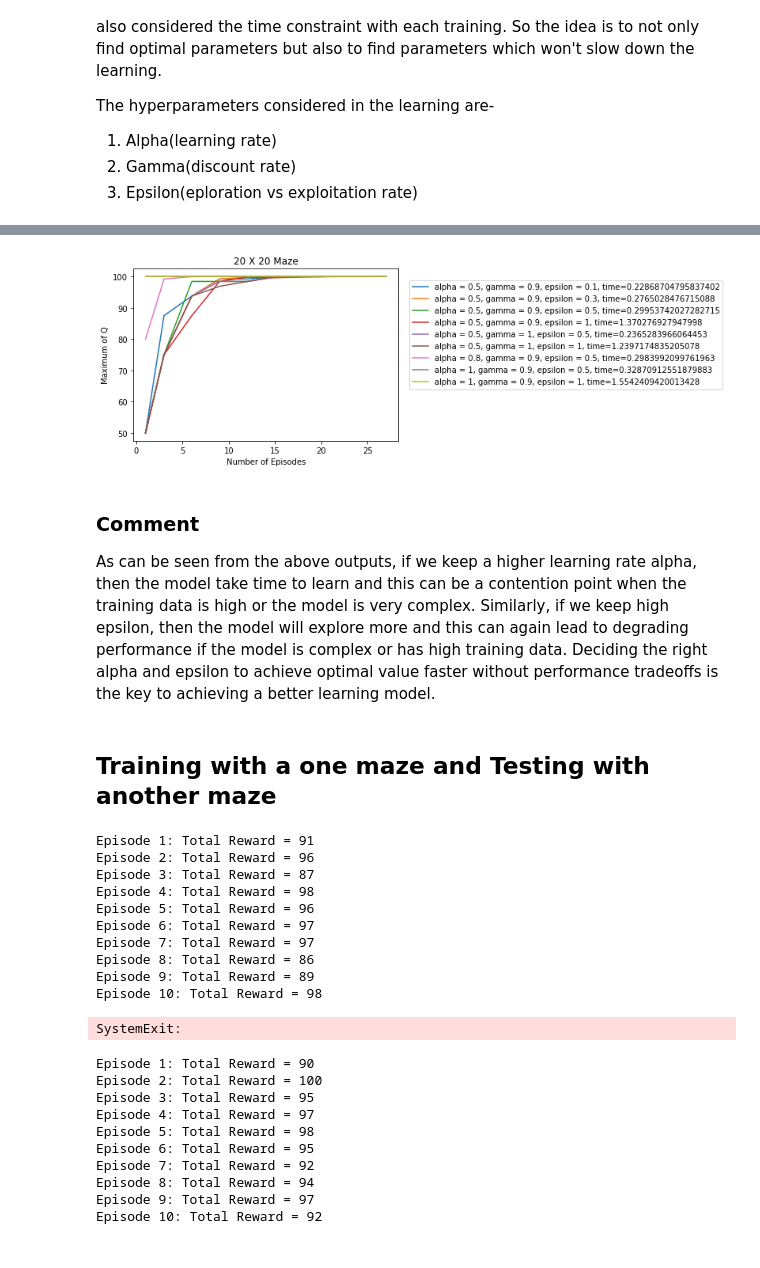
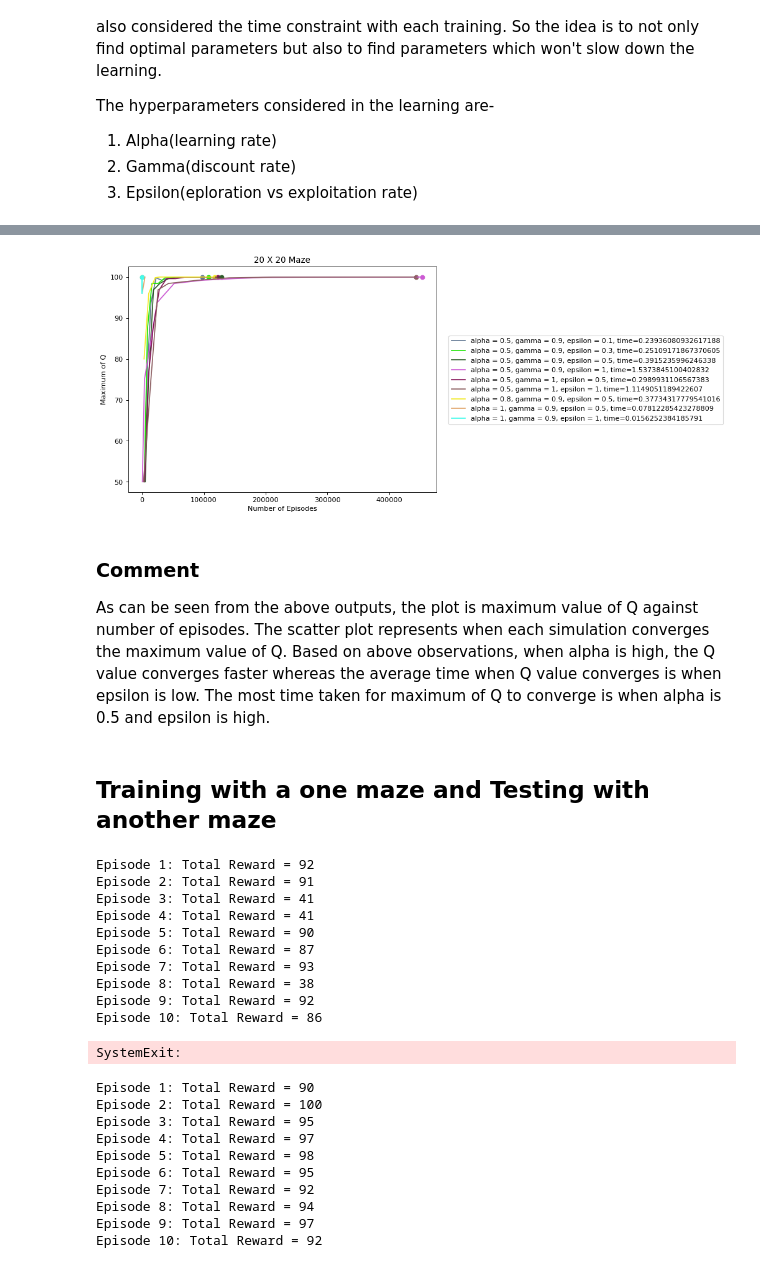
Before and after one commit to AditiRupade/Learning-shortcuts-in-chemical-space-using-Reinforcement-Learning, a Jupyter notebook: Reinforcment_Learning_Model_for_Maze.ipynb, the cells around one changed output, grey strips where cells are left out. Cells and saved outputs as stored; diff of their text form; code cells hidden in the pictures.

```diff
--- a/Reinforcment_Learning_Model_for_Maze.ipynb
+++ b/Reinforcment_Learning_Model_for_Maze.ipynb
@@ -161,15 +180,16 @@ alpha = 0.5
 gamma = 0.9
 epsilon = 0.2
 
-# Create Maze
-maze, goal_state = create_maze(dim=5, num_of_walls=10)
-
 # Initialize the Q-matrix with zeros
 Q = np.zeros((maze.shape[0], maze.shape[1], 4))
 
-for i in range(100):
-    total_reward = run_episode(alpha, gamma, epsilon)
+for i in range(10):
+    total_reward, _ = run_episode(alpha, gamma, epsilon)
+    #print(Q)
 
     # Print the total reward for the episode
     print(f"Episode {i+1}: Total Reward = {total_reward}")
+
+print(Q)
+print(Q[0].max())
 # %% [output]
@@ -209,7 +229,7 @@ clock = pygame.time.Clock()
 
 # Test the agent for the specified number of episodes
 for i in range(10):
-    total_reward = run_episode(alpha, gamma, epsilon, training=False)
+    total_reward, _ = run_episode(alpha, gamma, epsilon, training=False)
 
     # Print the total reward for the episode
     print(f"Episode {i+1}: Total Reward = {total_reward}")
@@ -294,8 +333,10 @@ alpha = [0.5,0.5,0.5,0.5,0.5,0.5,0.8,1,1]
 gamma = [0.9,0.9,0.9,0.9,1,1,0.9,0.9,0.9]
 epsilon = [0.1,0.3,0.5,1,0.5,1,0.5,0.5,1]
 
-plt.figure()
+plt.figure(figsize=(8, 6), dpi=80)
 for m in range(len(alpha)):
+    num_of_steps = np.zeros(len(num_of_episodes))
+    total_steps = 0
     for i in range(len(num_of_episodes)):
         start = time.time()
         # Initialize the Q-matrix with zeros
@@ -303,11 +344,19 @@ for m in range(len(alpha)):
 
         # Train the agent for the specified number of episodes
         for j in range(num_of_episodes[i]):
-            _ = run_episode(alpha[m], gamma[m], epsilon[m], training=True)
+            _, steps = run_episode(alpha[m], gamma[m], epsilon[m], training=True)
+            total_steps += steps
 
         #Get maximum value of Q
         max_Q[i] = Q.max()
-    plt.plot(num_of_episodes, max_Q, label = 'alpha = {}, gamma = {}, epsilon = {}, time={}'.format(alpha[m], gamma[m], epsilon[m], (time.time()-start)))
+        #Store cumulative steps
+        num_of_steps[i] = total_steps
+
+        if Q.max() == rewards[3]:
+            break
+
+    plt.plot(num_of_steps, max_Q, label = 'alpha = {}, gamma = {}, epsilon = {}, time={}'.format(alpha[m], gamma[m], epsilon[m], (time.time()-start)), color=random_color[m])
+    plt.scatter(num_of_steps[-1], max_Q[-1], color=random_color[m])
 
 plt.legend(loc=(1.04,0.3))
 plt.title('10 X 10 Maze')
@@ -319,41 +368,51 @@ plt.show()
 # %%
 #For 20X20 maze
 dim=20
 maze, goal_state = create_maze(dim,30)
 num_of_episodes = np.arange(0,30,3)
 num_of_episodes[0] = 1
 max_Q = np.zeros(len(num_of_episodes), dtype=float)
 
 alpha = [0.5,0.5,0.5,0.5,0.5,0.5,0.8,1,1]
 gamma = [0.9,0.9,0.9,0.9,1,1,0.9,0.9,0.9]
 epsilon = [0.1,0.3,0.5,1,0.5,1,0.5,0.5,1]
 
-plt.figure()
+plt.figure(figsize=(8, 6), dpi=80)
 for m in range(len(alpha)):
+    num_of_steps = np.zeros(len(num_of_episodes))
+    total_steps = 0
     for i in range(len(num_of_episodes)):
         start=time.time()
         # Initialize the Q-matrix with zeros
         Q = np.zeros((maze.shape[0], maze.shape[1], 4))
 
         # Train the agent for the specified number of episodes
         for j in range(num_of_episodes[i]):
-            _ = run_episode(alpha[m], gamma[m], epsilon[m], training=True)
+            _, steps = run_episode(alpha[m], gamma[m], epsilon[m], training=True)
+            total_steps += steps
 
         #Get maximum value of Q
         max_Q[i] = Q.max()
-    plt.plot(num_of_episodes, max_Q, label = 'alpha = {}, gamma = {}, epsilon = {}, time={}'.format(alpha[m], gamma[m], epsilon[m], (time.time()-start)))
+        #Store cumulative steps
+        num_of_steps[i] = total_steps
+
+        if Q.max() == rewards[3]:
+            break
+
+    plt.plot(num_of_steps, max_Q, label = 'alpha = {}, gamma = {}, epsilon = {}, time={}'.format(alpha[m], gamma[m], epsilon[m], (time.time()-start)), color=random_color[m])
+    plt.scatter(num_of_steps[-1], max_Q[-1], color=random_color[m])
 
 plt.legend(loc=(1.04,0.3))
 plt.title('20 X 20 Maze')
 plt.xlabel('Number of Episodes')
 plt.ylabel('Maximum of Q')
 plt.show()
 # %% [output]
-[figure, old version]
+[figure, new version]
 # %% [markdown]
 ### Comment
 
-As can be seen from the above outputs, if we keep a higher learning rate alpha, then the model take time to learn and this can be a contention point when the training data is high or the model is very complex. Similarly, if we keep high epsilon, then the model will explore more and this can again lead to degrading performance if the model is complex or has high training data. Deciding the right alpha and epsilon to achieve optimal value faster without performance tradeoffs is the key to achieving a better learning model.
+As can be seen from the above outputs, the plot is maximum value of Q against number of episodes. The scatter plot represents when each simulation converges the maximum value of Q. Based on above observations, when alpha is high, the Q value converges faster whereas the average time when Q value converges is when epsilon is low. The most time taken for maximum of Q to converge is when alpha is 0.5 and epsilon is high.
 # %% [markdown]
 ## Training with a one maze and Testing with another maze
 # %%
@@ -369,7 +428,7 @@ maze, goal_state = create_maze(dim=5, num_of_walls=10)
 Q = np.zeros((maze.shape[0], maze.shape[1], 4))
 
 for i in range(100):
-    total_reward = run_episode(alpha, gamma, epsilon)
+    total_reward,_ = run_episode(alpha, gamma, epsilon)
 
 
 #Testing the maze with set policy
@@ -388,7 +447,7 @@ clock = pygame.time.Clock()
 
 # Test the agent for the specified number of episodes
 for i in range(10):
-    total_reward = run_episode(alpha, gamma, epsilon, training=False)
+    total_reward,_ = run_episode(alpha, gamma, epsilon, training=False)
 
     # Print the total reward for the episode
     print(f"Episode {i+1}: Total Reward = {total_reward}")
@@ -406,16 +465,16 @@ while True:
             pygame.quit()
             sys.exit()
 # %% [output]
-Episode 1: Total Reward = 91
-Episode 2: Total Reward = 96
-Episode 3: Total Reward = 87
-Episode 4: Total Reward = 98
-Episode 5: Total Reward = 96
-Episode 6: Total Reward = 97
-Episode 7: Total Reward = 97
-Episode 8: Total Reward = 86
-Episode 9: Total Reward = 89
-Episode 10: Total Reward = 98
+Episode 1: Total Reward = 92
+Episode 2: Total Reward = 91
+Episode 3: Total Reward = 41
+Episode 4: Total Reward = 41
+Episode 5: Total Reward = 90
+Episode 6: Total Reward = 87
+Episode 7: Total Reward = 93
+Episode 8: Total Reward = 38
+Episode 9: Total Reward = 92
+Episode 10: Total Reward = 86
 SystemExit:
 # %%
 #Testing the updated maze with previous policy
```
Also changed, not shown: parts of 11 cells of this notebook, 2 other files.
